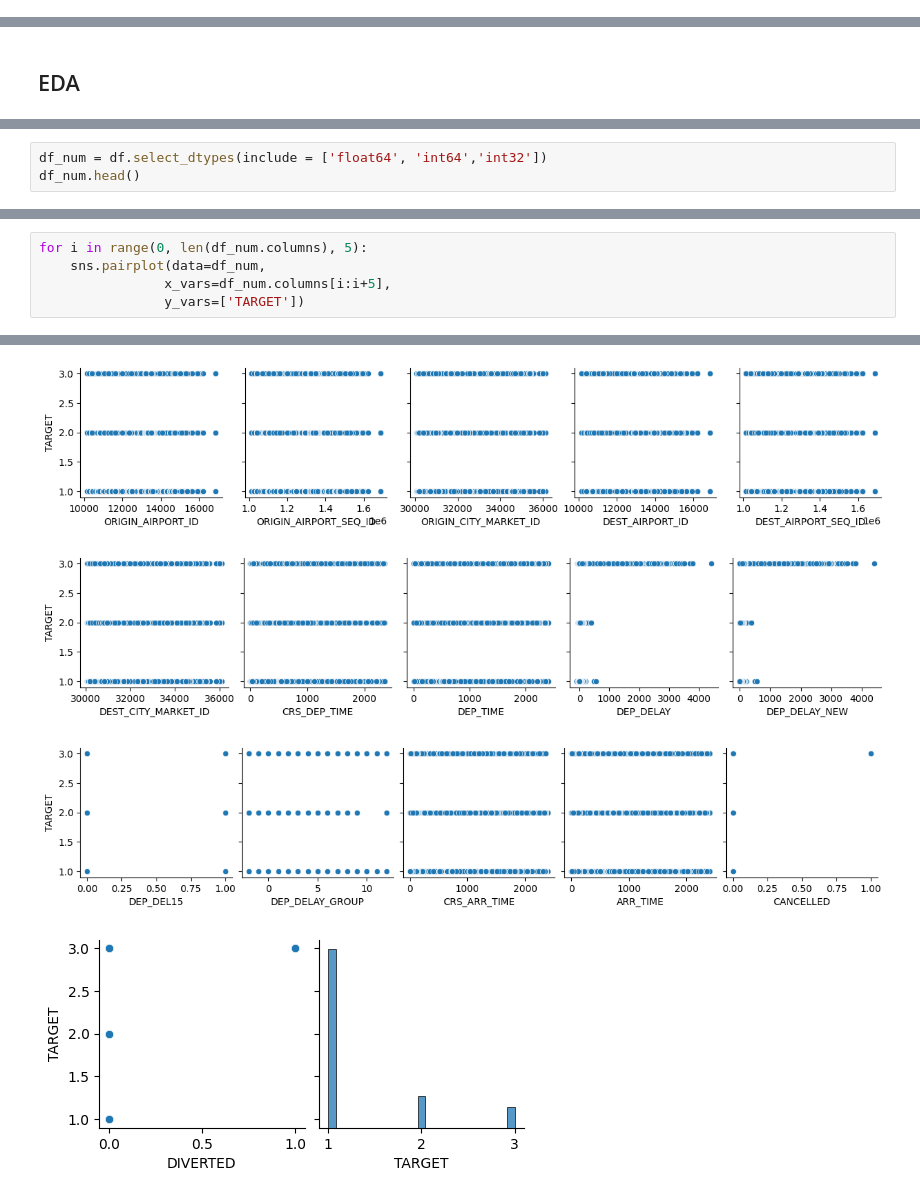
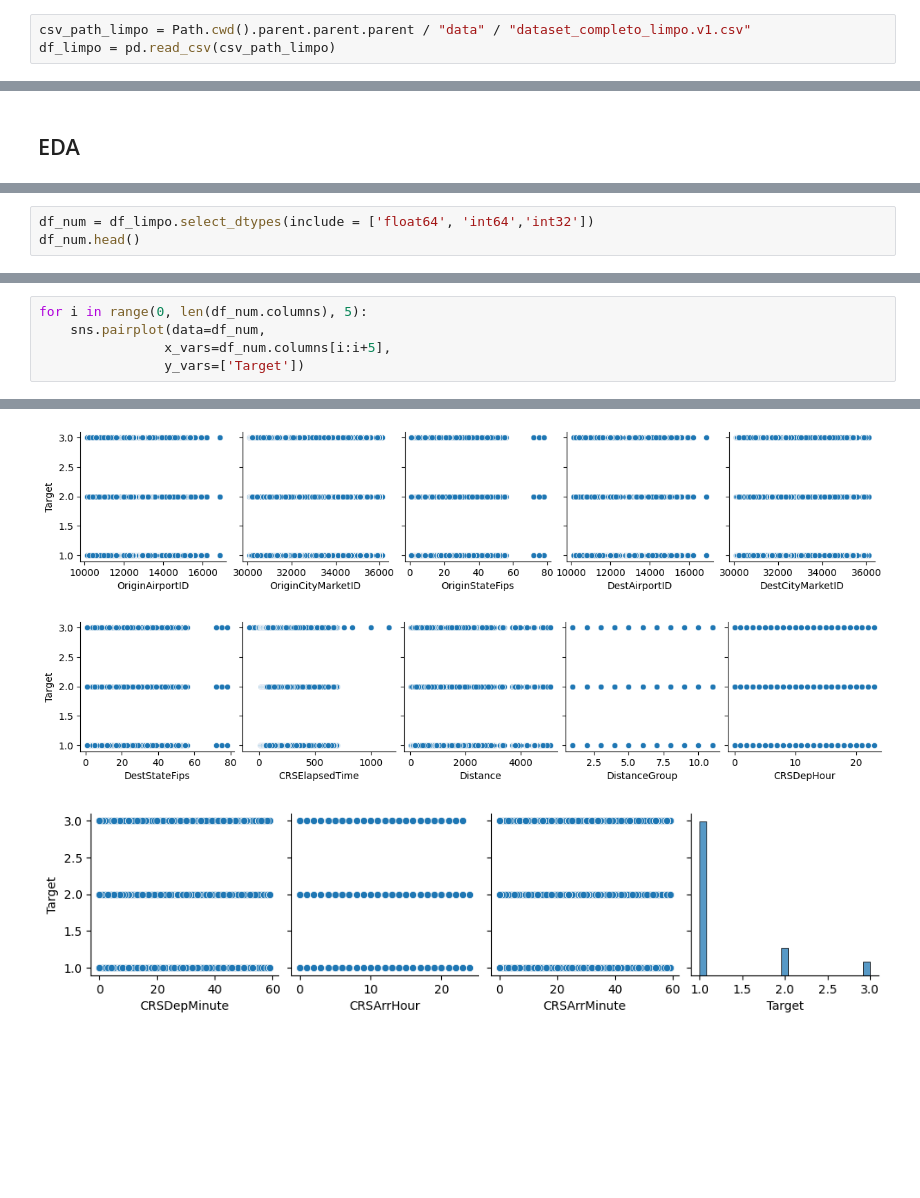
Before and after one commit to inesluis/LAIA_Project, a Jupyter notebook: src/flight_delay/data/dataset_analysis.ipynb, the cells around one changed output, grey strips where cells are left out. Drawn from its saved outputs; the diff is of its cells as text; blank space fills up the shorter version.

```diff
--- a/src/flight_delay/data/dataset_analysis.ipynb
+++ b/src/flight_delay/data/dataset_analysis.ipynb
@@ -12,6 +12,9 @@ from pathlib import Path
 # %%
 csv_path = Path.cwd().parent.parent.parent / "data" / "dataset_completo.v2.csv"
 df = pd.read_csv(csv_path, engine="pyarrow")
+# %%
+csv_path_limpo = Path.cwd().parent.parent.parent / "data" / "dataset_completo_limpo.v1.csv"
+df_limpo = pd.read_csv(csv_path_limpo)
 # %% [markdown]
 ## Resumo do dataframe
 # %%
@@ -599,4 +587,4 @@ mean + 3*std
 # %%
-df_num = df.select_dtypes(include = ['float64', 'int64','int32'])
+df_num = df_limpo.select_dtypes(include = ['float64', 'int64','int32'])
 df_num.head()
 # %% [output]
@@ -646,5 +630,5 @@ Name: ARR_DELAY, dtype: float64
 for i in range(0, len(df_num.columns), 5):
     sns.pairplot(data=df_num,
                 x_vars=df_num.columns[i:i+5],
-                y_vars=['TARGET'])
+                y_vars=['Target'])
 # %% [output]
@@ -652,7 +636,6 @@ for i in range(0, len(df_num.columns), 5):
-[figure, old version]
+[figure, new version]
-[figure, old version]
+[figure, new version]
-[figure, old version]
+[figure, new version]
-[figure, removed]
 # %%
 individual_features_df = []
 for i in range(0, len(df_num.columns) - 1): # -1 because the last column is SalePrice
```
Also changed, not shown: parts of 29 cells of this notebook, 1 other file.
